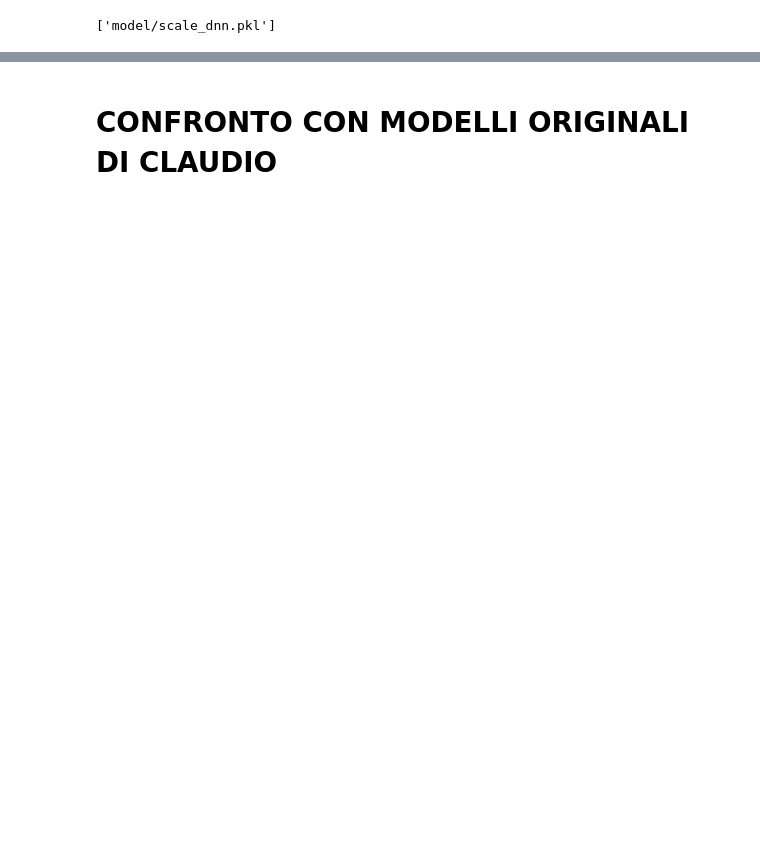
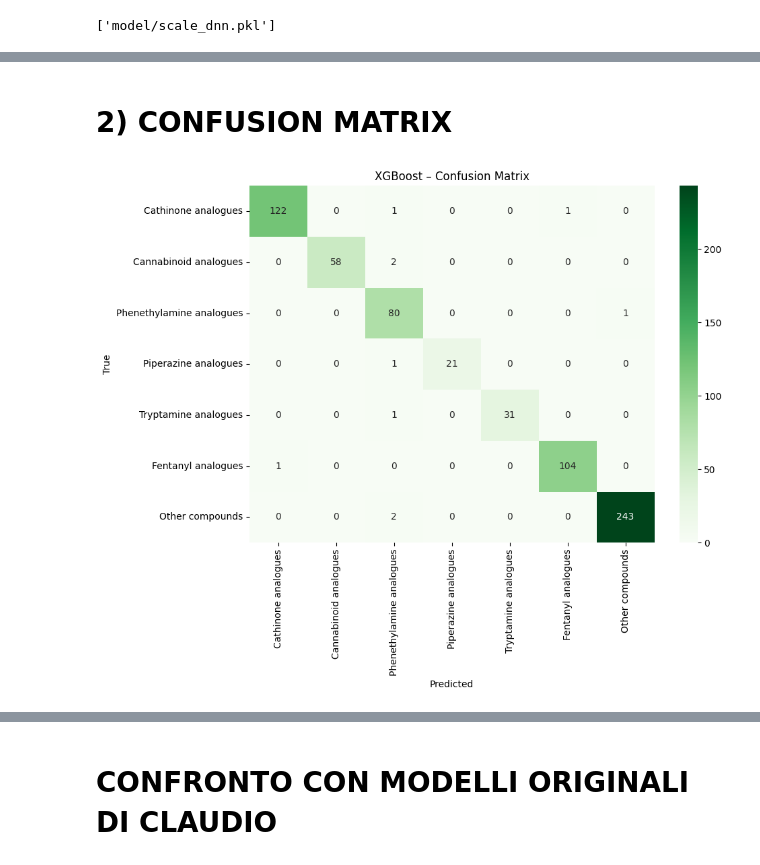
Before and after one commit to SimDimario/PENTION-M, a Jupyter notebook: ClassificatoreNPS/NPSClassifier.ipynb, the cells around one changed output, grey strips where cells are left out. Cells and saved outputs as stored; diff of their text form; code cells hidden in the pictures; blank space fills up the shorter version.

Commit message:
Aggiornato dataset e conseguenzialmente rieseguito gli script

```diff
--- a/ClassificatoreNPS/NPSClassifier.ipynb
+++ b/ClassificatoreNPS/NPSClassifier.ipynb
@@ -970,0 +875,20 @@ joblib.dump(scaler, "model/scale_dnn.pkl")
+# %%
+# Carica scaler e modello
+scaler_xgb = joblib.load("model/xgb_scaler.pkl")
+xgb_model = XGBClassifier()
+xgb_model.load_model("model/xgb_nps_model.json")
+
+# Dataset spettrale puro (600 features EI)
+X_spectrum = spectrum_dataset.drop(columns=["label"]).values
+Y_spectrum = spectrum_dataset["label"].values
+
+# Train-test split coerente
+x_train_s, x_test_s, y_train_s, y_test_s = train_test_split(
+    X_spectrum, Y_spectrum, test_size=0.2, random_state=42, stratify=Y_spectrum
+)
+
+# Scala il test set
+x_test_s_scaled = scaler_xgb.transform(x_test_s)
+
+# Predizioni
+y_pred_xgb = xgb_model.predict(x_test_s_scaled)
@@ -970,0 +919,14 @@ joblib.dump(scaler, "model/scale_dnn.pkl")
+# %% [markdown]
+# 2) CONFUSION MATRIX
+# %%
+cm = confusion_matrix(y_test_s, y_pred_xgb)
+plt.figure(figsize=(10, 8))
+sns.heatmap(cm, annot=True, fmt='d', cmap='Greens',
+            xticklabels=class_labels, yticklabels=class_labels)
+plt.title("XGBoost – Confusion Matrix")
+plt.xlabel("Predicted")
+plt.ylabel("True")
+plt.tight_layout()
+plt.show()
+# %% [output]
+[figure, added]
```
Also changed, not shown: parts of 42 cells of this notebook, 23 other files.
